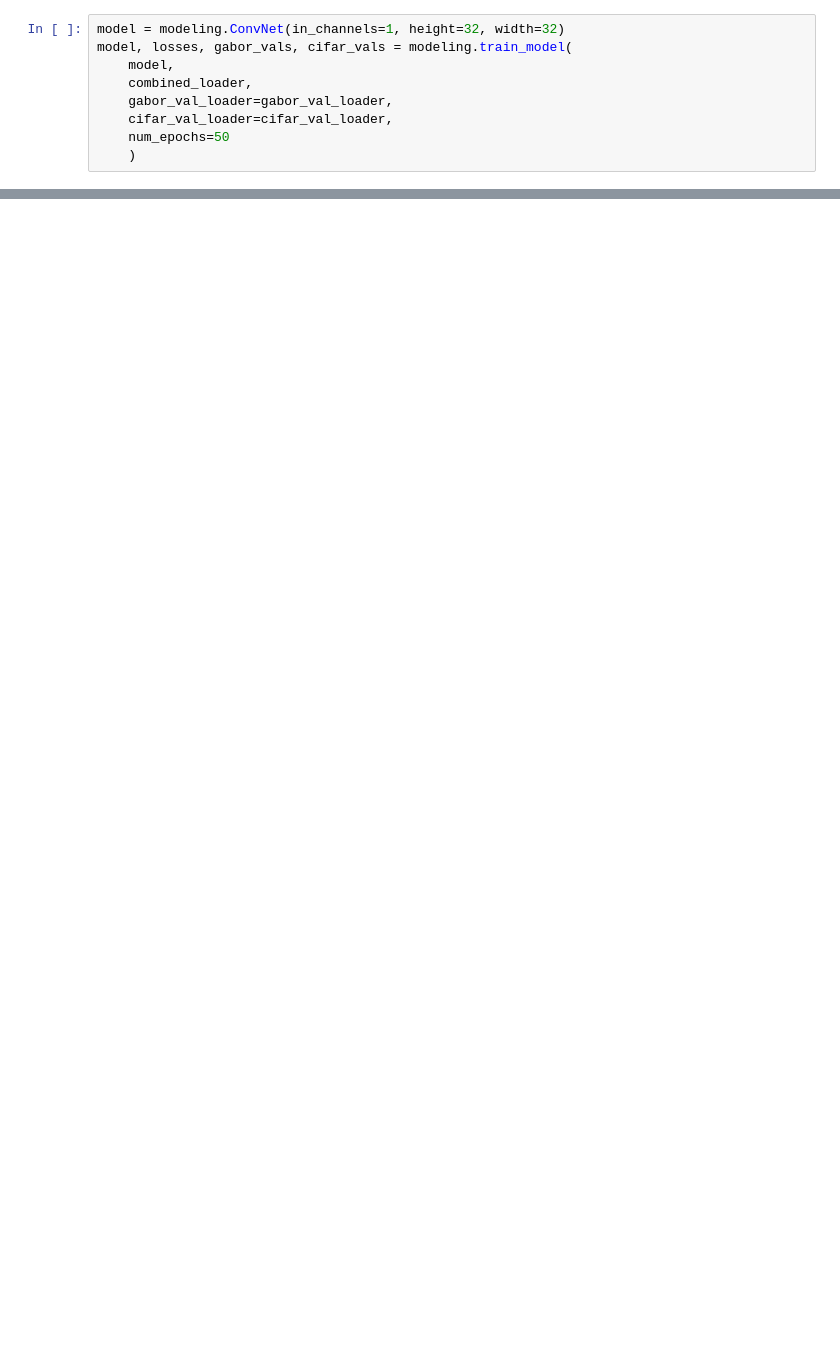
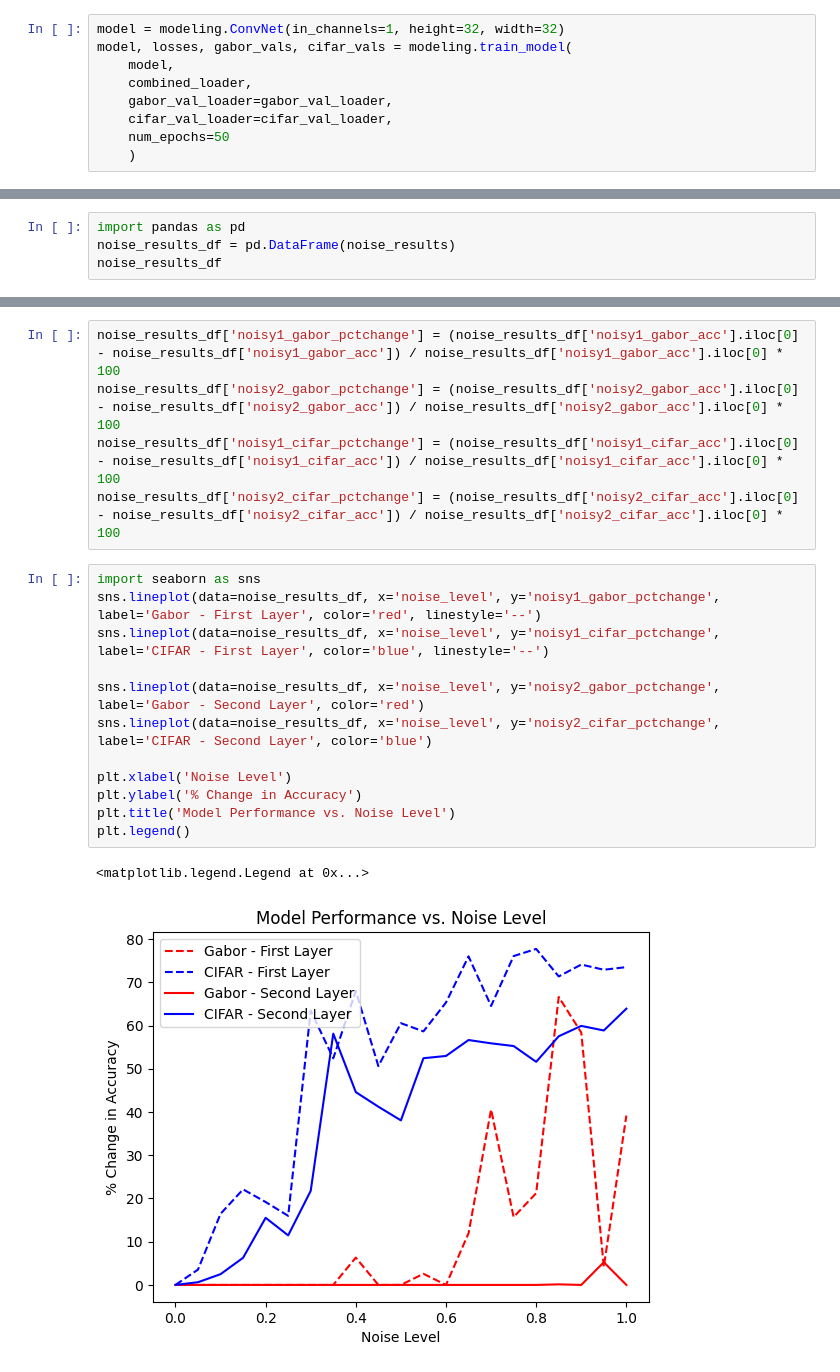
Before and after one commit to sherafatia/v1dd-public, a Jupyter notebook: notebooks/modeling.ipynb, the cells around one changed output, grey strips where cells are left out. Cells and saved outputs as stored; diff of their text form; blank space fills up the shorter version.

```diff
--- a/notebooks/modeling.ipynb
+++ b/notebooks/modeling.ipynb
@@ -70,0 +109,4 @@ Text(0.5, 1.0, 'Validation Accuracy over Epochs')
+# %%
+import pandas as pd
+noise_results_df = pd.DataFrame(noise_results)
+noise_results_df
@@ -71,3 +131,23 @@ Text(0.5, 1.0, 'Validation Accuracy over Epochs')
+# %%
+noise_results_df['noisy1_gabor_pctchange'] = (noise_results_df['noisy1_gabor_acc'].iloc[0] - noise_results_df['noisy1_gabor_acc']) / noise_results_df['noisy1_gabor_acc'].iloc[0] * 100
+noise_results_df['noisy2_gabor_pctchange'] = (noise_results_df['noisy2_gabor_acc'].iloc[0] - noise_results_df['noisy2_gabor_acc']) / noise_results_df['noisy2_gabor_acc'].iloc[0] * 100
+noise_results_df['noisy1_cifar_pctchange'] = (noise_results_df['noisy1_cifar_acc'].iloc[0] - noise_results_df['noisy1_cifar_acc']) / noise_results_df['noisy1_cifar_acc'].iloc[0] * 100
+noise_results_df['noisy2_cifar_pctchange'] = (noise_results_df['noisy2_cifar_acc'].iloc[0] - noise_results_df['noisy2_cifar_acc']) / noise_results_df['noisy2_cifar_acc'].iloc[0] * 100
+# %%
+import seaborn as sns
+sns.lineplot(data=noise_results_df, x='noise_level', y='noisy1_gabor_pctchange', label='Gabor - First Layer', color='red', linestyle='--')
+sns.lineplot(data=noise_results_df, x='noise_level', y='noisy1_cifar_pctchange', label='CIFAR - First Layer', color='blue', linestyle='--')
+
+sns.lineplot(data=noise_results_df, x='noise_level', y='noisy2_gabor_pctchange', label='Gabor - Second Layer', color='red')
+sns.lineplot(data=noise_results_df, x='noise_level', y='noisy2_cifar_pctchange', label='CIFAR - Second Layer', color='blue')
+
+plt.xlabel('Noise Level')
+plt.ylabel('% Change in Accuracy')
+plt.title('Model Performance vs. Noise Level')
+plt.legend()
+# %% [output]
+<matplotlib.legend.Legend at 0x...>
+[figure, added]
 # %%
 #### stability plots ####
 results = {
```
Also changed, not shown: parts of 14 cells of this notebook, 1 other file.
